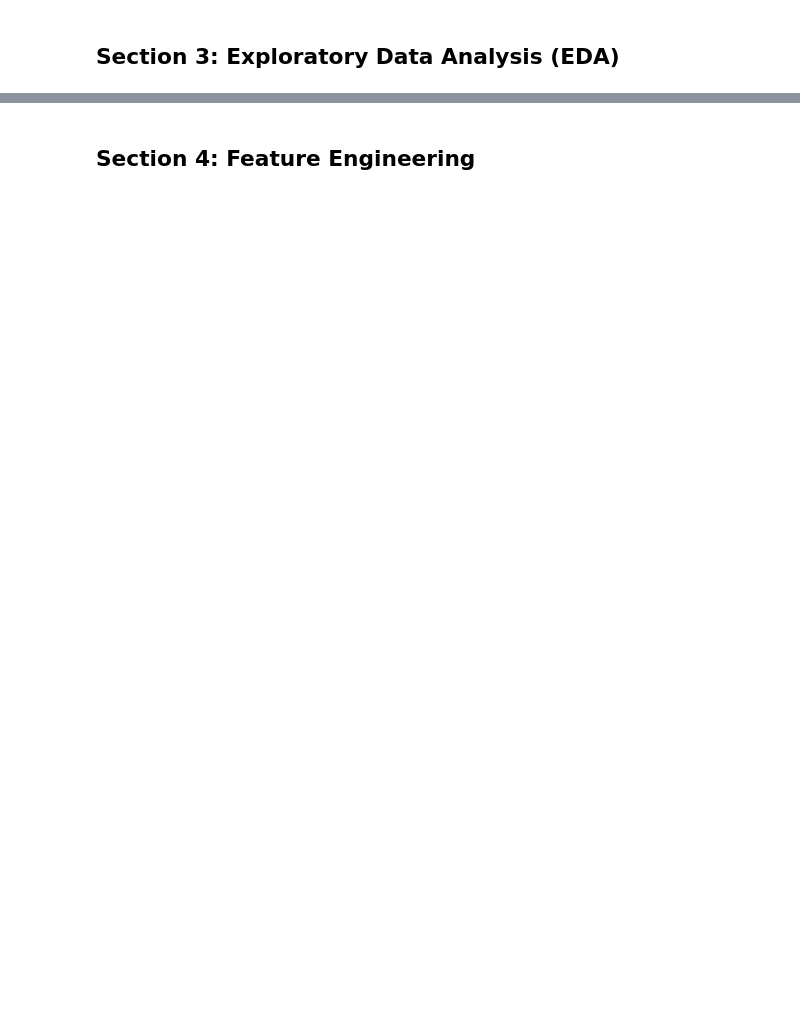
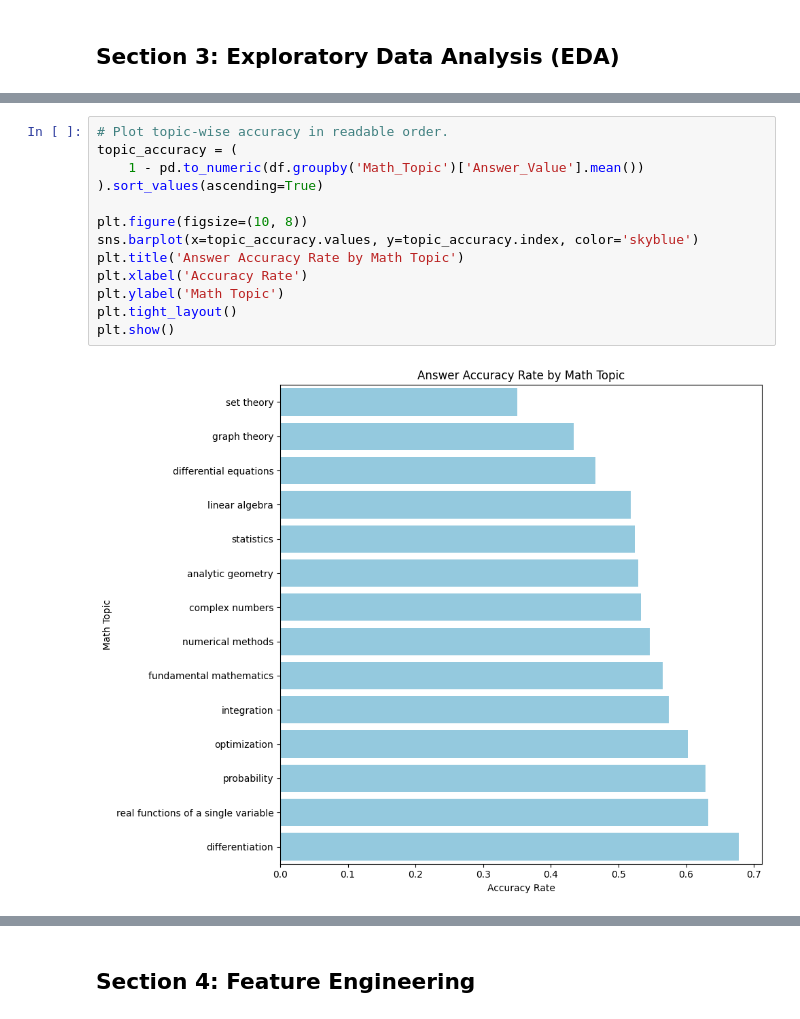
Before and after one commit to rsp45/ML2-End-Term, a Jupyter notebook: STAI205_EndTerm_Notebook.ipynb, the cells around one changed output, grey strips where cells are left out. Drawn from its saved outputs; the diff is of its cells as text; blank space fills up the shorter version.

```diff
--- a/STAI205_EndTerm_Notebook.ipynb
+++ b/STAI205_EndTerm_Notebook.ipynb
@@ -182,0 +159,15 @@ plt.show()
+# %%
+# Plot topic-wise accuracy in readable order.
+topic_accuracy = (
+    1 - pd.to_numeric(df.groupby('Math_Topic')['Answer_Value'].mean())
+).sort_values(ascending=True)
+
+plt.figure(figsize=(10, 8))
+sns.barplot(x=topic_accuracy.values, y=topic_accuracy.index, color='skyblue')
+plt.title('Answer Accuracy Rate by Math Topic')
+plt.xlabel('Accuracy Rate')
+plt.ylabel('Math Topic')
+plt.tight_layout()
+plt.show()
+# %% [output]
+[figure, added]
```
Also changed, not shown: parts of 88 cells of this notebook, 4 other files.
